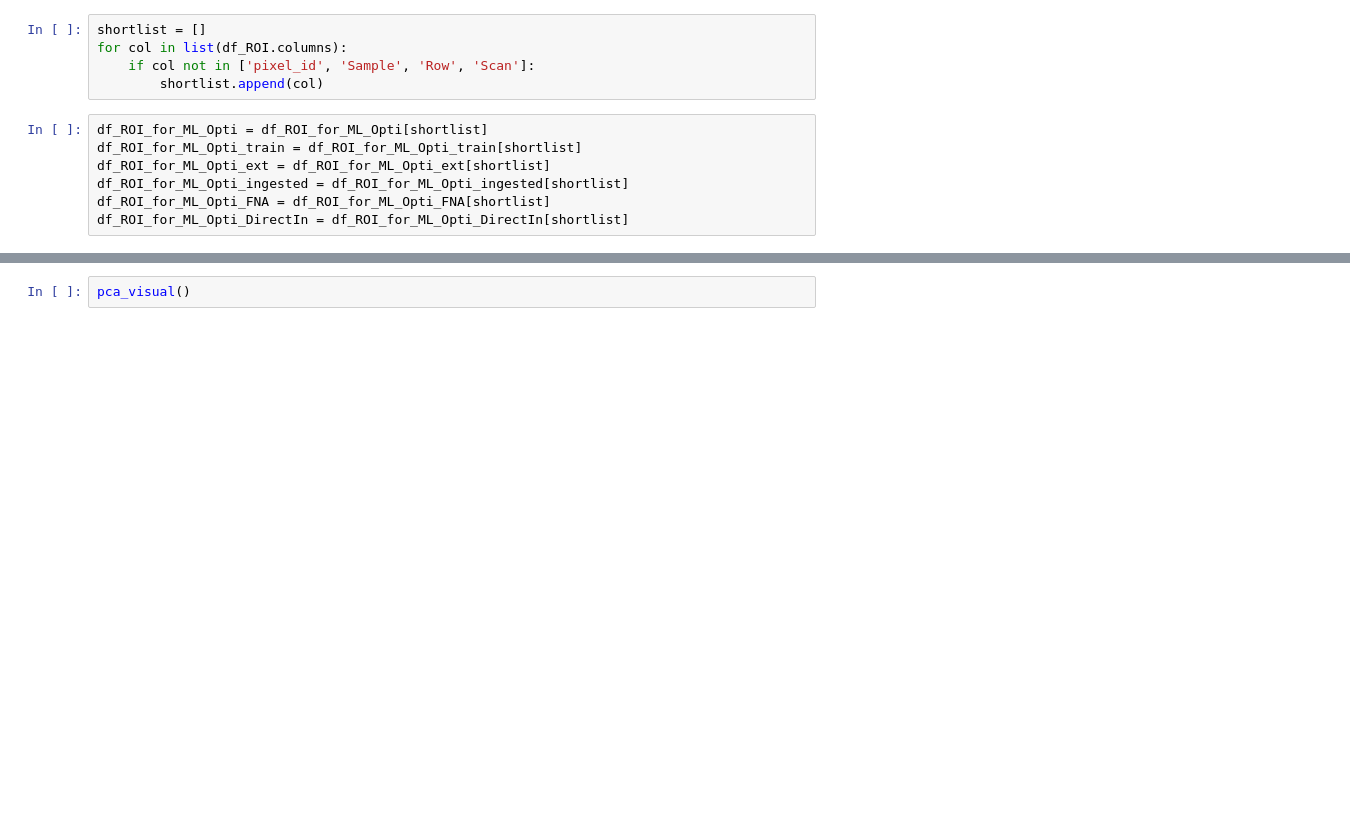
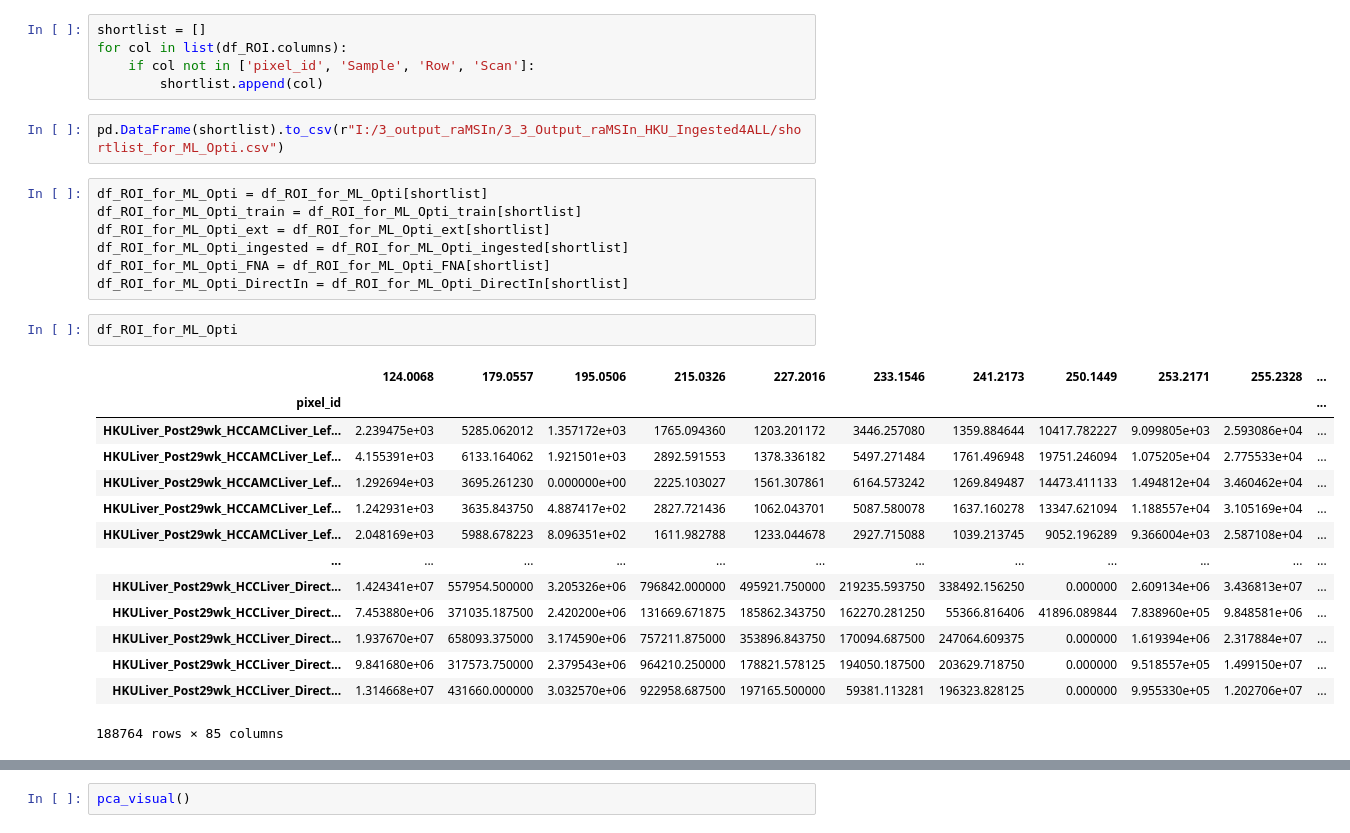
Before and after one commit to TommyNHL/raMSIn, a Jupyter notebook: D1_ML_Model_Importance_raMSIn.ipynb, the cells around one changed output, grey strips where cells are left out. Saved outputs shown, nothing was run; the diff lists cells and outputs as text; blank space fills up the shorter version.

```diff
--- a/D_ML_Model_Importance_2_2.ipynb
+++ b/D1_ML_Model_Importance_raMSIn.ipynb
@@ -540,6 +540,8 @@ shortlist = []
 for col in list(df_ROI.columns):
     if col not in ['pixel_id', 'Sample', 'Row', 'Scan']:
         shortlist.append(col)
+# %%
+pd.DataFrame(shortlist).to_csv(r"I:/3_output_raMSIn/3_3_Output_raMSIn_HKU_Ingested4ALL/shortlist_for_ML_Opti.csv")
 # %%
 df_ROI_for_ML_Opti = df_ROI_for_ML_Opti[shortlist]
 df_ROI_for_ML_Opti_train = df_ROI_for_ML_Opti_train[shortlist]
@@ -547,3 +549,20 @@ df_ROI_for_ML_Opti_ext = df_ROI_for_ML_Opti_ext[shortlist]
 df_ROI_for_ML_Opti_ingested = df_ROI_for_ML_Opti_ingested[shortlist]
 df_ROI_for_ML_Opti_FNA = df_ROI_for_ML_Opti_FNA[shortlist]
 df_ROI_for_ML_Opti_DirectIn = df_ROI_for_ML_Opti_DirectIn[shortlist]
+# %%
+df_ROI_for_ML_Opti
+# %% [output]
+|  | 124.0068 | 179.0557 | 195.0506 | 215.0326 | 227.2016 | 233.1546 | 241.2173 | 250.1449 | 253.2171 | 255.2328 | ... |
+| pixel_id |  |  |  |  |  |  |  |  |  |  | ... |
+| HKULiver_Post29wk_HCCAMCLiver_Lef... | 2.239475e+03 | 5285.062012 | 1.357172e+03 | 1765.094360 | 1203.201172 | 3446.257080 | 1359.884644 | 10417.782227 | 9.099805e+03 | 2.593086e+04 | ... |
+| HKULiver_Post29wk_HCCAMCLiver_Lef... | 4.155391e+03 | 6133.164062 | 1.921501e+03 | 2892.591553 | 1378.336182 | 5497.271484 | 1761.496948 | 19751.246094 | 1.075205e+04 | 2.775533e+04 | ... |
+| HKULiver_Post29wk_HCCAMCLiver_Lef... | 1.292694e+03 | 3695.261230 | 0.000000e+00 | 2225.103027 | 1561.307861 | 6164.573242 | 1269.849487 | 14473.411133 | 1.494812e+04 | 3.460462e+04 | ... |
+| HKULiver_Post29wk_HCCAMCLiver_Lef... | 1.242931e+03 | 3635.843750 | 4.887417e+02 | 2827.721436 | 1062.043701 | 5087.580078 | 1637.160278 | 13347.621094 | 1.188557e+04 | 3.105169e+04 | ... |
+| HKULiver_Post29wk_HCCAMCLiver_Lef... | 2.048169e+03 | 5988.678223 | 8.096351e+02 | 1611.982788 | 1233.044678 | 2927.715088 | 1039.213745 | 9052.196289 | 9.366004e+03 | 2.587108e+04 | ... |
+| ... | ... | ... | ... | ... | ... | ... | ... | ... | ... | ... | ... |
+| HKULiver_Post29wk_HCCLiver_Direct... | 1.424341e+07 | 557954.500000 | 3.205326e+06 | 796842.000000 | 495921.750000 | 219235.593750 | 338492.156250 | 0.000000 | 2.609134e+06 | 3.436813e+07 | ... |
+| HKULiver_Post29wk_HCCLiver_Direct... | 7.453880e+06 | 371035.187500 | 2.420200e+06 | 131669.671875 | 185862.343750 | 162270.281250 | 55366.816406 | 41896.089844 | 7.838960e+05 | 9.848581e+06 | ... |
+| HKULiver_Post29wk_HCCLiver_Direct... | 1.937670e+07 | 658093.375000 | 3.174590e+06 | 757211.875000 | 353896.843750 | 170094.687500 | 247064.609375 | 0.000000 | 1.619394e+06 | 2.317884e+07 | ... |
+| HKULiver_Post29wk_HCCLiver_Direct... | 9.841680e+06 | 317573.750000 | 2.379543e+06 | 964210.250000 | 178821.578125 | 194050.187500 | 203629.718750 | 0.000000 | 9.518557e+05 | 1.499150e+07 | ... |
+| HKULiver_Post29wk_HCCLiver_Direct... | 1.314668e+07 | 431660.000000 | 3.032570e+06 | 922958.687500 | 197165.500000 | 59381.113281 | 196323.828125 | 0.000000 | 9.955330e+05 | 1.202706e+07 | ... |
+188764 rows × 85 columns
```
Also changed, not shown: parts of 6 cells of this notebook, 12 other files.
